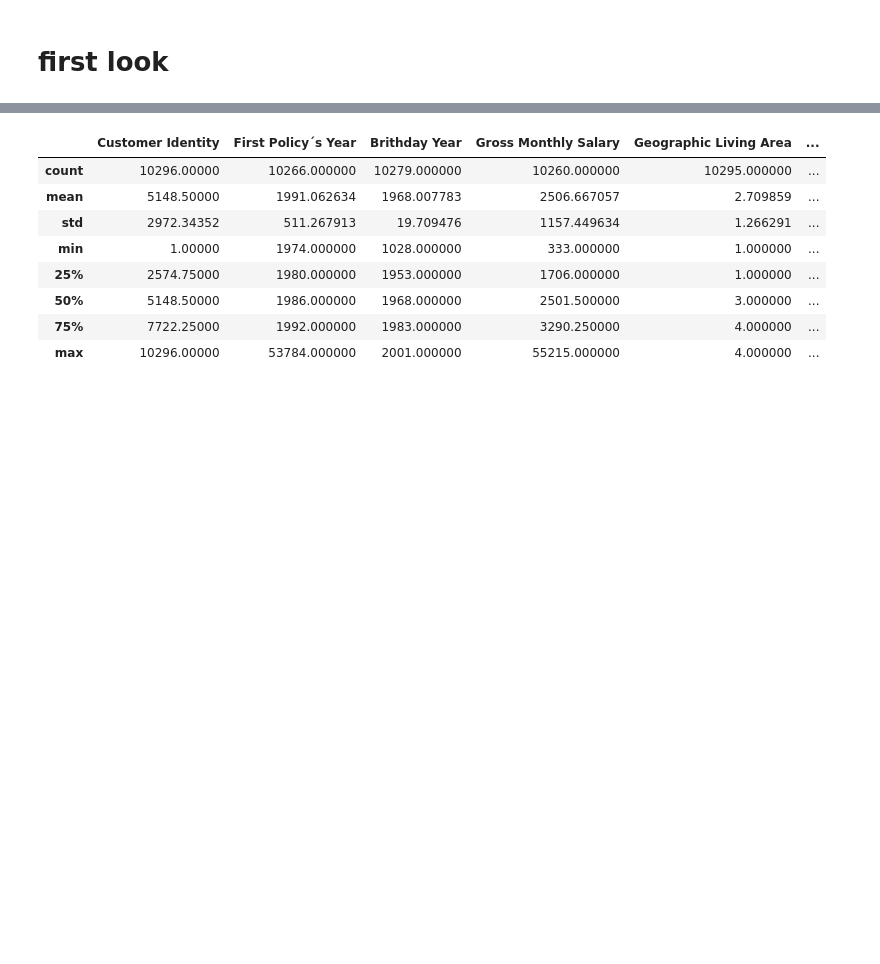
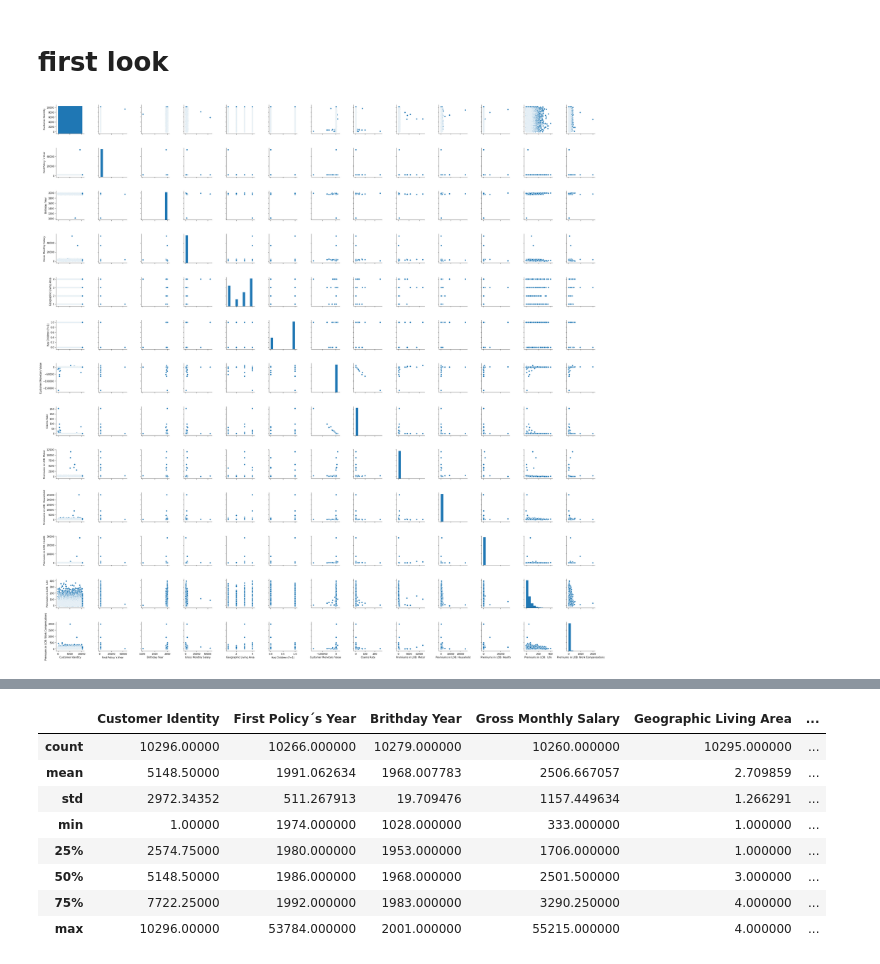
Before and after one commit to CatPalha/DataMiningProject, a Jupyter notebook: Structured version.ipynb, the cells around one changed output, grey strips where cells are left out. Drawn from its saved outputs; the diff is of its cells as text; code cells hidden in the pictures; blank space fills up the shorter version.

```diff
--- a/Structured version.ipynb
+++ b/Structured version.ipynb
@@ -10,4 +12,11 @@ from matplotlib import pyplot as plt
 # %%
 df = pd.read_csv('A2Z_insurance.csv')
+# %%
+# Create a pairplot to inspect ansur_df
+sns.pairplot(df)
+
+plt.show()
+# %% [output]
+[figure, added]
 # %%
 df.shape
```
Also changed, not shown: parts of 32 cells of this notebook.
